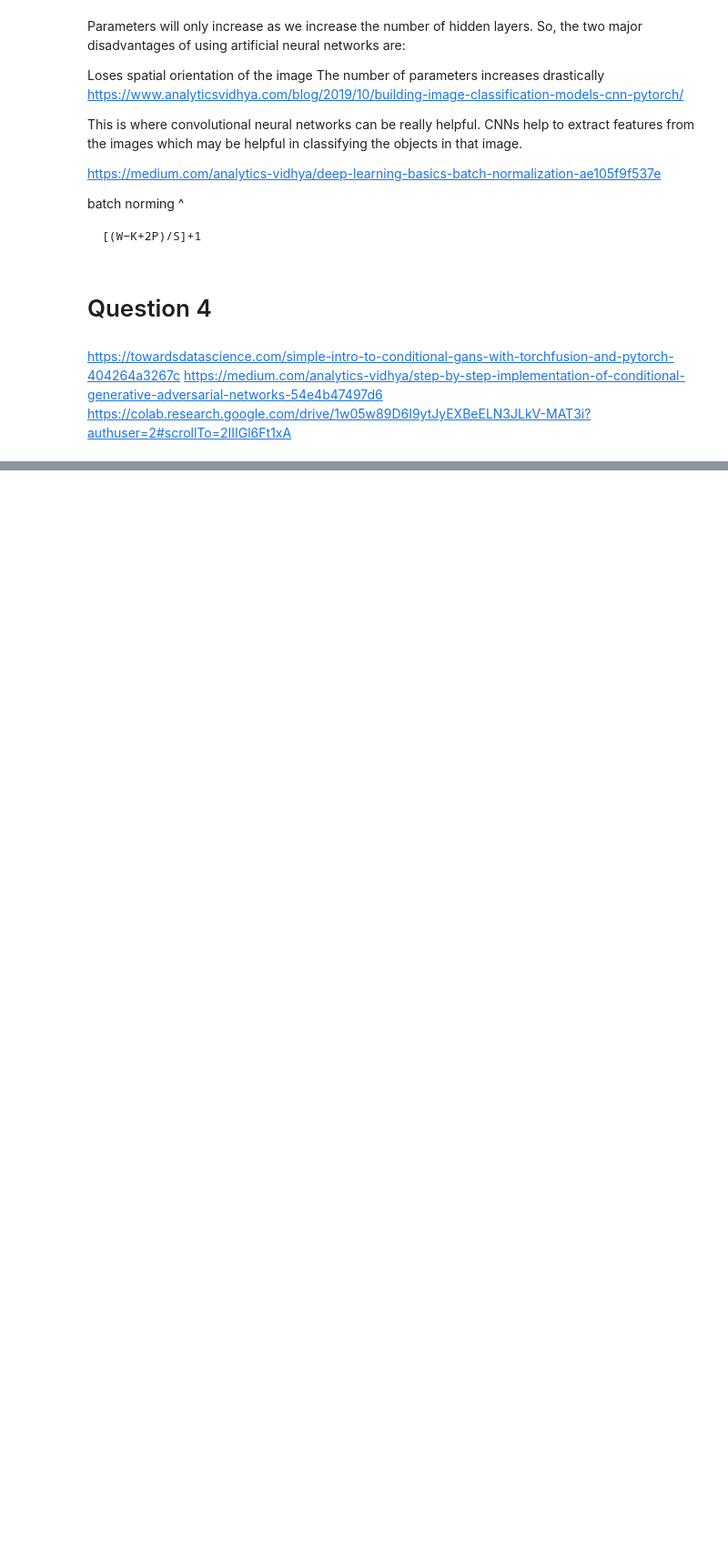
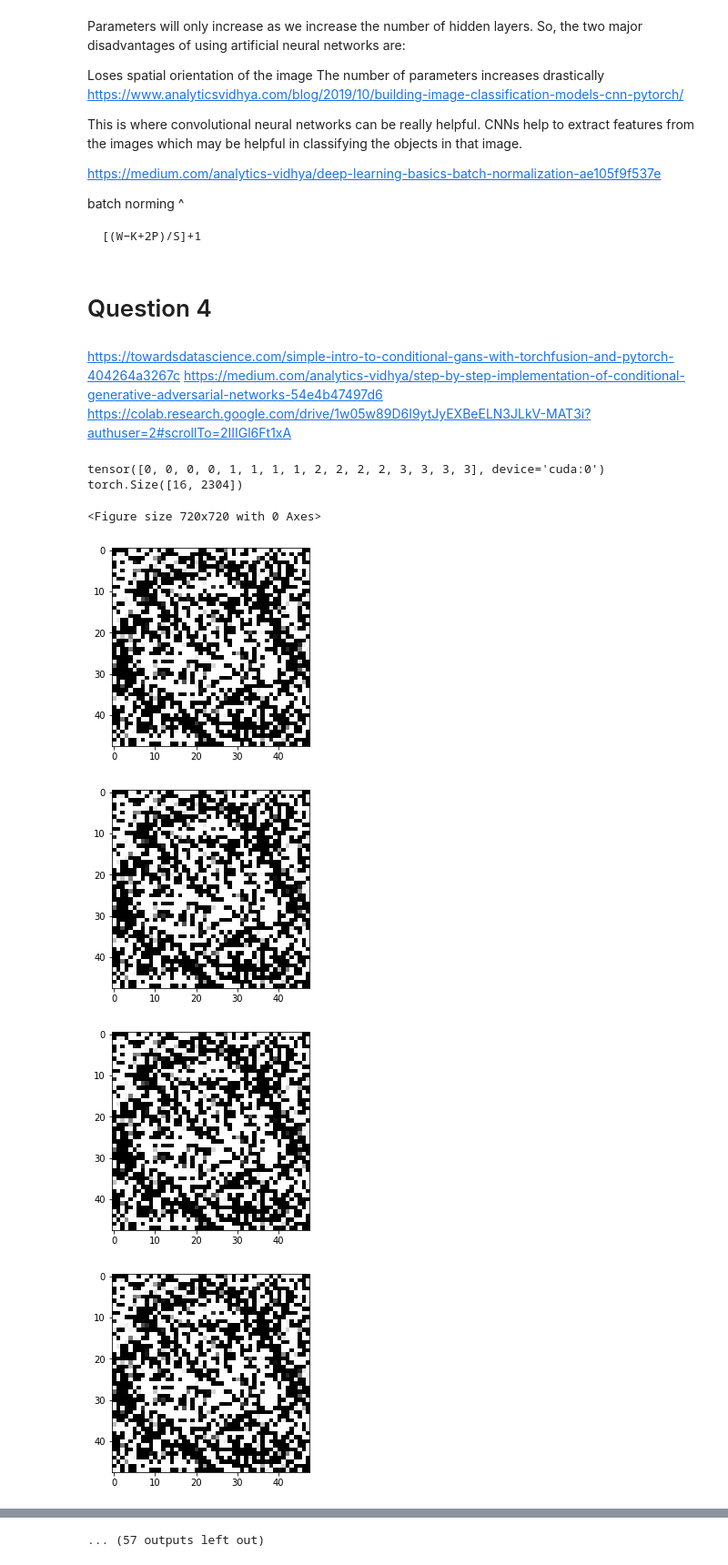
Before and after one commit to LucyIvatt/probabilistic-and-deep-learning, a Jupyter notebook: int3.ipynb, the cells around one changed output, grey strips where cells are left out. Shown at 91% size. Cells and saved outputs as stored; diff of their text form; code cells hidden in the pictures; blank space fills up the shorter version.

Commit message:
changed image priting code

```diff
--- a/int3.ipynb
+++ b/int3.ipynb
@@ -833,17 +833,28 @@ https://colab.research.google.com/drive/1w05w89D6I9ytJyEXBeELN3JLkV-MAT3i?authus
 # %%
 %matplotlib inline
 generator.eval()
 
+imgs = []
 figure = plt.figure(figsize=(10, 10))
-cols, rows = 5, 5
-for label in range(4):
-    z = torch.randn(BATCH_SIZE, GEN_INPUT_Z, device=device)
-    labels = torch.LongTensor(np.array([num for _ in range(16) for num in range(4)])).to(device)
-    print(z.shape, labels.shape)
+cols, rows = 4, 4
+for label in range(rows):
+    z = torch.randn(cols, GEN_INPUT_Z, device=device)
+    labels = torch.LongTensor(np.array([label for _ in range(cols)])).to(device)
+    images = generator(z,labels)
+    imgs.append(images)
 
-    images = generator(z,labels)
-    for i in range(8):
-        figure.add_subplot(10, 8, label*8+i+1)
-        plt.axis("off")
-        plt.imshow(images[i,:].cpu().detach().squeeze().reshape(48, 48), cmap="gray")
+for image in imgs:
+    plt.figure()
+    plt.imshow(images[i,:].cpu().detach().squeeze().reshape(48, 48), cmap="gray")
+    plt.show()
+
+
 plt.show()
+# %% [output]
+tensor([0, 0, 0, 0, 1, 1, 1, 1, 2, 2, 2, 2, 3, 3, 3, 3], device='cuda:0')
+torch.Size([16, 2304])
+<Figure size 720x720 with 0 Axes>
+[figure, added]
+[figure, added]
+[figure, added]
+[figure, added]
@@ -849,0 +867 @@ plt.show()
+... (57 outputs left out)
```
Also changed, not shown: parts of 2 cells of this notebook.
